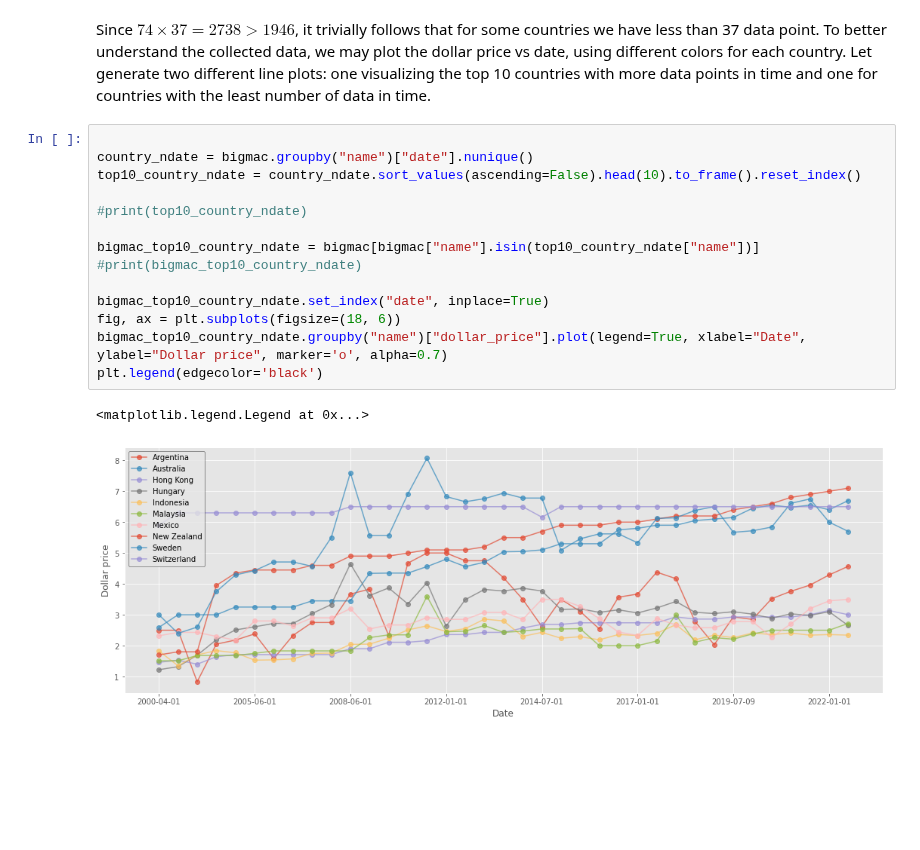
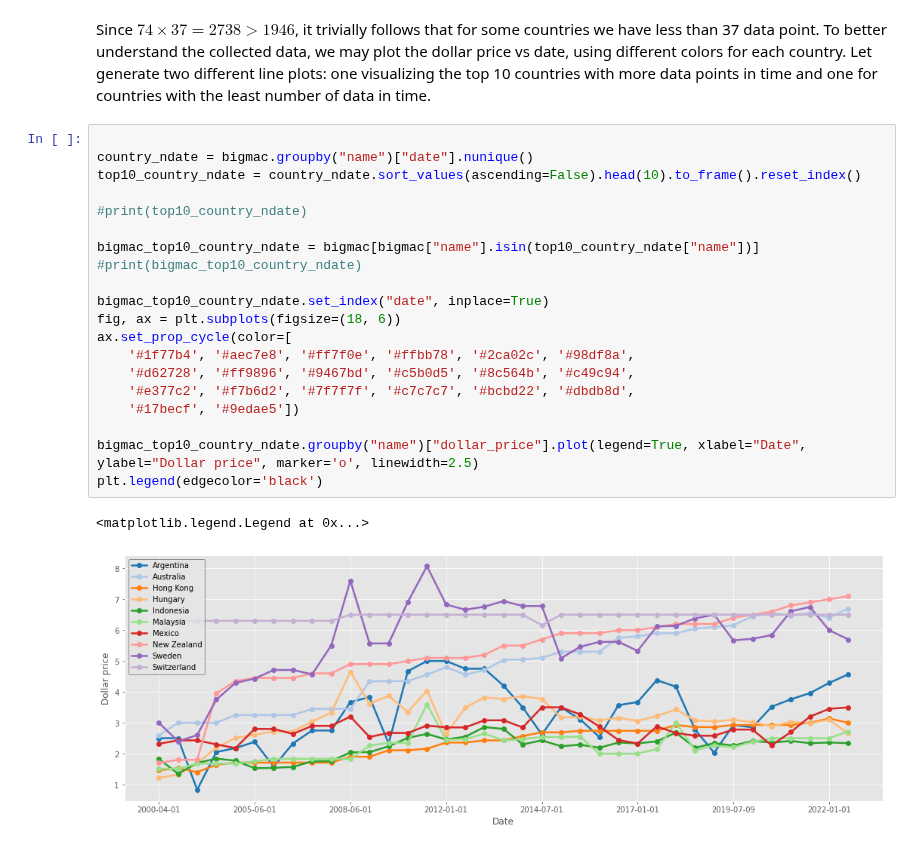
Before and after one commit to mirko-leccese/Big-Mac-Price-Analysis, a Jupyter notebook: BigMac-price-analysis.ipynb, the cells around one changed output. Cells and saved outputs as stored; diff of their text form; blank space fills up the shorter version.

Commit message:
customizing plot top10 country

```diff
--- a/BigMac-price-analysis.ipynb
+++ b/BigMac-price-analysis.ipynb
@@ -48,17 +48,23 @@ Since $74\times 37 = 2738 > 1946$, it trivially follows that for some countries
 # %%
 
 country_ndate = bigmac.groupby("name")["date"].nunique()
 top10_country_ndate = country_ndate.sort_values(ascending=False).head(10).to_frame().reset_index()
 
 #print(top10_country_ndate)
 
 bigmac_top10_country_ndate = bigmac[bigmac["name"].isin(top10_country_ndate["name"])]
 #print(bigmac_top10_country_ndate)
 
 bigmac_top10_country_ndate.set_index("date", inplace=True)
 fig, ax = plt.subplots(figsize=(18, 6))
-bigmac_top10_country_ndate.groupby("name")["dollar_price"].plot(legend=True, xlabel="Date", ylabel="Dollar price", marker='o', alpha=0.7)
+ax.set_prop_cycle(color=[
+    '#1f77b4', '#aec7e8', '#ff7f0e', '#ffbb78', '#2ca02c', '#98df8a',
+    '#d62728', '#ff9896', '#9467bd', '#c5b0d5', '#8c564b', '#c49c94',
+    '#e377c2', '#f7b6d2', '#7f7f7f', '#c7c7c7', '#bcbd22', '#dbdb8d',
+    '#17becf', '#9edae5'])
+
+bigmac_top10_country_ndate.groupby("name")["dollar_price"].plot(legend=True, xlabel="Date", ylabel="Dollar price", marker='o', linewidth=2.5)
 plt.legend(edgecolor='black')
 # %% [output]
 <matplotlib.legend.Legend at 0x...>
-[figure, old version]
+[figure, new version]
```
